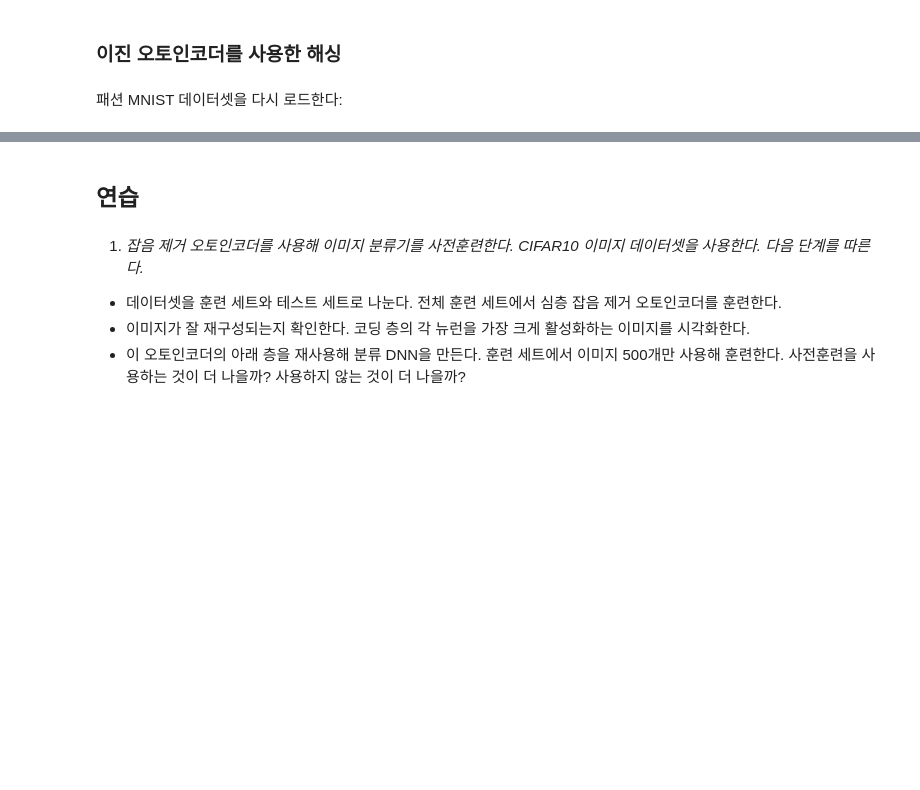
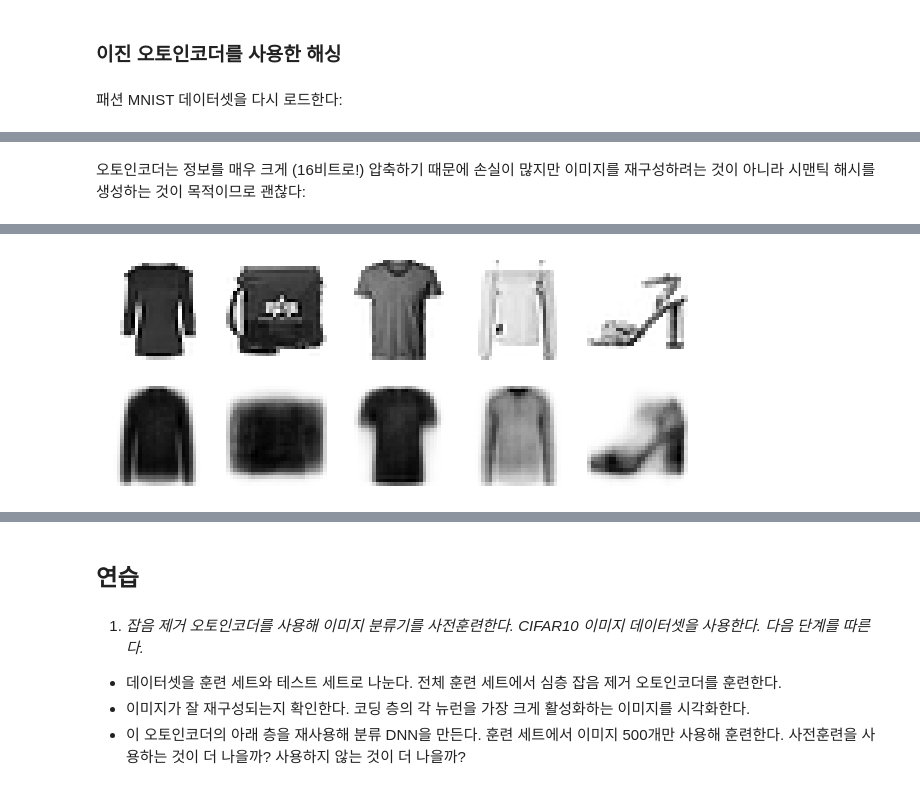
Before and after one commit to r0cd7b/autoencoders_and_gans, a Jupyter notebook: autoencoders_and_gans.ipynb, the cells around one changed output, grey strips where cells are left out. Cells and saved outputs as stored; diff of their text form; code cells hidden in the pictures; blank space fills up the shorter version.

```diff
--- a/autoencoders_and_gans.ipynb
+++ b/autoencoders_and_gans.ipynb
@@ -800,0 +809,20 @@ save_fig('dcgan_generated_images_plot', False)
+# %%
+hashing_encoder = keras.Sequential(
+    [
+        keras.layers.Flatten(input_shape=[28, 28]),
+        keras.layers.Dense(100, 'selu'),
+        keras.layers.GaussianNoise(15.),
+        keras.layers.Dense(16, 'sigmoid')
+    ]
+)
+hashing_decoder = keras.Sequential(
+    [
+        keras.layers.Dense(100, 'selu', input_shape=[16]),
+        keras.layers.Dense(28 * 28, 'sigmoid'),
+        keras.layers.Reshape([28, 28])
+    ]
+)
+hashing_ae = keras.Sequential([hashing_encoder, hashing_decoder])
+hashing_ae.compile(keras.optimizers.experimental.Nadam(jit_compile=False), 'binary_crossentropy', [rounded_accuracy])
+# history = hashing_ae.fit(X_train, X_train, epochs=10, validation_data=(X_valid, X_valid))
+history = hashing_ae.fit(X_train, X_train, validation_data=(X_valid, X_valid))
@@ -800,0 +850,6 @@ save_fig('dcgan_generated_images_plot', False)
+# %% [markdown]
+오토인코더는 정보를 매우 크게 (16비트로!) 압축하기 때문에 손실이 많지만 이미지를 재구성하려는 것이 아니라 시맨틱 해시를 생성하는 것이 목적이므로 괜찮다:
+# %%
+show_reconstructions(hashing_ae)
+plt.show()
+# %% [output]
@@ -800,0 +857 @@ save_fig('dcgan_generated_images_plot', False)
+[figure, added]
```
Also changed, not shown: parts of 52 cells of this notebook, 9 other files.
